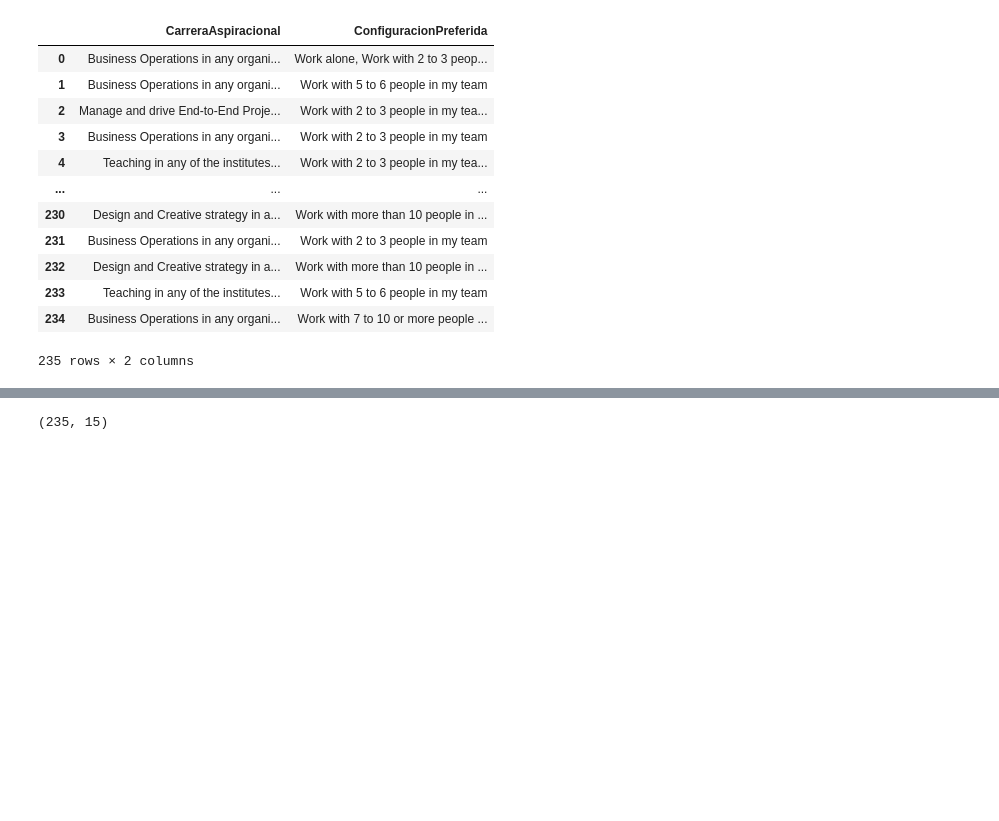
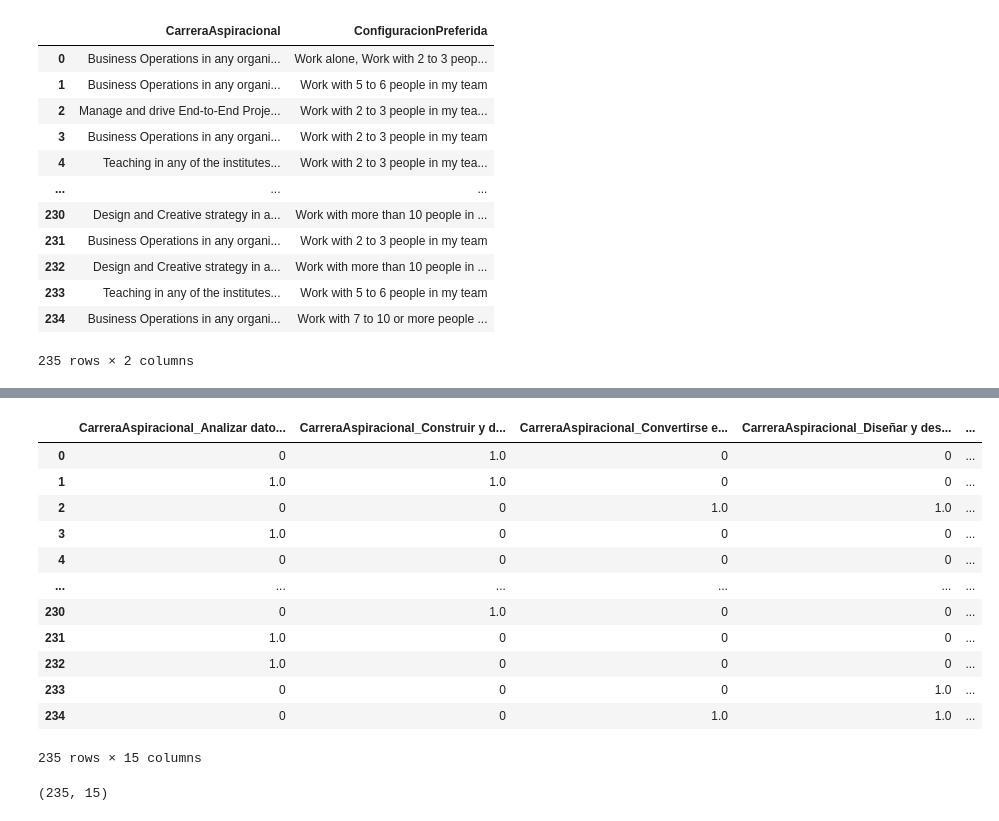
Before and after one commit to ocatalanh/proyecto7, a Jupyter notebook: 1_Preprocesamiento_Proyecto7.ipynb, the cells around one changed output, grey strips where cells are left out. Saved outputs shown, nothing was run; the diff lists cells and outputs as text; code cells hidden in the pictures; blank space fills up the shorter version.

```diff
--- a/1_Preprocesamiento_Proyecto7.ipynb
+++ b/1_Preprocesamiento_Proyecto7.ipynb
@@ -244,22 +219,0 @@ def multi_var(data: pd.DataFrame, cols: List[str]) -> pd.DataFrame:
-# %%
-import pandas as pd
-from sklearn.preprocessing import OneHotEncoder
-import pickle
-from typing import List
-
-
-
-# Preparar datos para OneHotEncoder
-split_cols = []
-for col in multivariables:
-    split_cols.append(df[col].str.split(', ', expand=True).stack())
-
-stacked_df = pd.concat(split_cols, axis=0).reset_index(drop=True).to_frame(name='Values')
-
-# Crear y entrenar el OneHotEncoder
-encoder = OneHotEncoder(sparse_output=False)
-encoder.fit(stacked_df)
-
-# Guardar el OneHotEncoder entrenado
-with open('onehot_encoder_multi_var.pkl', 'wb') as f:
-    pickle.dump(encoder, f)
@@ -313,9 +219,0 @@ def multi_var2(data: pd.DataFrame, cols: List[str], encoder: OneHotEncoder) -> p
-# %%
-# Cargar el OneHotEncoder entrenado
-with open('onehot_encoder_multi_var.pkl', 'rb') as f:
-    encoder = pickle.load(f)
-
-
-# Aplicar la función multi_var a los nuevos datos
-encoded_df_new = multi_var2(df, multivariables, encoder)
-encoded_df_new
@@ -405,0 +220,4 @@ X_mutivar
+# %%
+for i in multivariables:
+    df[i] = reemplazar(df,i)
+df.head()
@@ -406 +276,17 @@ X_mutivar
+# %%
+final
+# %% [output]
+|  | CarreraAspiracional_Analizar dato... | CarreraAspiracional_Construir y d... | CarreraAspiracional_Convertirse e... | CarreraAspiracional_Diseñar y des... | ... |
+| 0 | 0 | 1.0 | 0 | 0 | ... |
+| 1 | 1.0 | 1.0 | 0 | 0 | ... |
+| 2 | 0 | 0 | 1.0 | 1.0 | ... |
+| 3 | 1.0 | 0 | 0 | 0 | ... |
+| 4 | 0 | 0 | 0 | 0 | ... |
+| ... | ... | ... | ... | ... | ... |
+| 230 | 0 | 1.0 | 0 | 0 | ... |
+| 231 | 1.0 | 0 | 0 | 0 | ... |
+| 232 | 1.0 | 0 | 0 | 0 | ... |
+| 233 | 0 | 0 | 0 | 1.0 | ... |
+| 234 | 0 | 0 | 1.0 | 1.0 | ... |
+235 rows × 15 columns
 # %%
```
Also changed, not shown: parts of 19 cells of this notebook, 11 other files.
